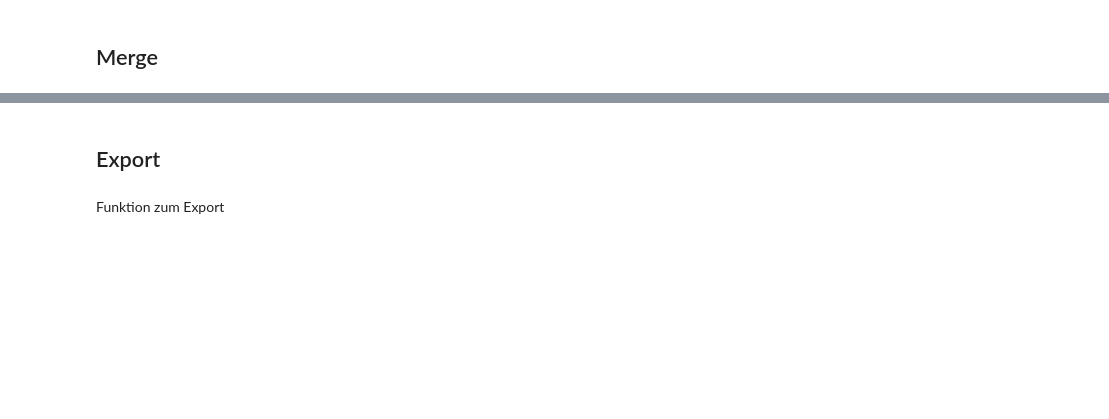
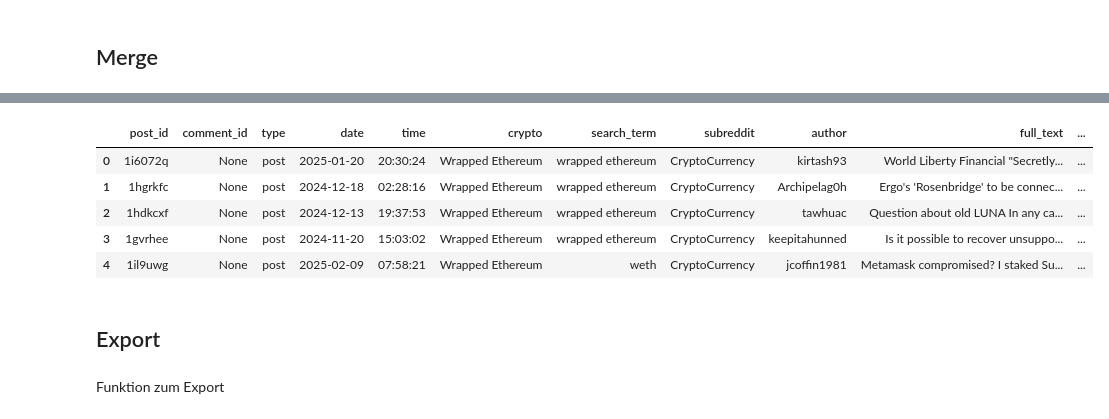
Before and after one commit to Reimser/sp3_3_studienarbeit, a Jupyter notebook: notebooks/scrape.ipynb, the cells around one changed output, grey strips where cells are left out. Cells and saved outputs as stored; diff of their text form; code cells hidden in the pictures; blank space fills up the shorter version.

```diff
--- a/notebooks/scrape.ipynb
+++ b/notebooks/scrape.ipynb
@@ -355,0 +263,30 @@ df_merged.fillna({"comment_id": "", "author_comment": "", "date_comment": "", "t
+# %%
+posts = df_posts_clean.copy()
+comments = df_comments_clean.copy()
+# %%
+# 🔹 **Relevante Spalten für den Merge**
+posts = posts[["post_id", "crypto", "search_term", "subreddit", "author", "date", "time", "score", "full_text", "sentiment", "sentiment_confidence"]]
+comments = comments[["post_id", "comment_id", "author", "date", "time", "score", "full_text", "sentiment", "sentiment_confidence"]]
+
+# 🔹 **Kommentare erben `crypto`, `search_term` und `subreddit` vom Post**
+comments = comments.merge(df_posts[["post_id", "crypto", "search_term", "subreddit"]], on="post_id", how="left")
+
+# 🔹 `type`-Spalte für Unterscheidung hinzufügen
+posts["comment_id"] = None  # Posts haben keine comment_id
+posts["type"] = "post"
+comments["type"] = "comment"
+
+# 🔹 **Gemeinsame Spalten für den Merge**
+common_columns = [
+    "post_id", "comment_id", "type", "date", "time", "crypto",
+    "search_term", "subreddit", "author","full_text","score", "sentiment", "sentiment_confidence",
+]
+
+# 🔹 **Merging der Daten (Posts + Kommentare)**
+df_merged = pd.concat([posts[common_columns], comments[common_columns]], ignore_index=True)
+
+# 🔍 Debugging: Überprüfung der Größe
+print(f"📌 Merged Dataset: {df_merged.shape[0]} Einträge (Posts + Kommentare)")
+
+# 🔹 Überprüfen, ob alles korrekt normalisiert wurde
+print(df_merged.head())
@@ -356,3 +329,12 @@ df_merged.fillna({"comment_id": "", "author_comment": "", "date_comment": "", "t
+# %%
+df_merged.head()
+# %% [output]
+|  | post_id | comment_id | type | date | time | crypto | search_term | subreddit | author | full_text | ... |
+| 0 | 1i6072q | None | post | 2025-01-20 | 20:30:24 | Wrapped Ethereum | wrapped ethereum | CryptoCurrency | kirtash93 | World Liberty Financial "Secretly... | ... |
+| 1 | 1hgrkfc | None | post | 2024-12-18 | 02:28:16 | Wrapped Ethereum | wrapped ethereum | CryptoCurrency | Archipelag0h | Ergo's 'Rosenbridge' to be connec... | ... |
+| 2 | 1hdkcxf | None | post | 2024-12-13 | 19:37:53 | Wrapped Ethereum | wrapped ethereum | CryptoCurrency | tawhuac | Question about old LUNA In any ca... | ... |
+| 3 | 1gvrhee | None | post | 2024-11-20 | 15:03:02 | Wrapped Ethereum | wrapped ethereum | CryptoCurrency | keepitahunned | Is it possible to recover unsuppo... | ... |
+| 4 | 1il9uwg | None | post | 2025-02-09 | 07:58:21 | Wrapped Ethereum | weth | CryptoCurrency | jcoffin1981 | Metamask compromised? I staked Su... | ... |
 # %% [markdown]
 ## Export
 # %%
```
Also changed, not shown: parts of 18 cells of this notebook, 4 other files.
